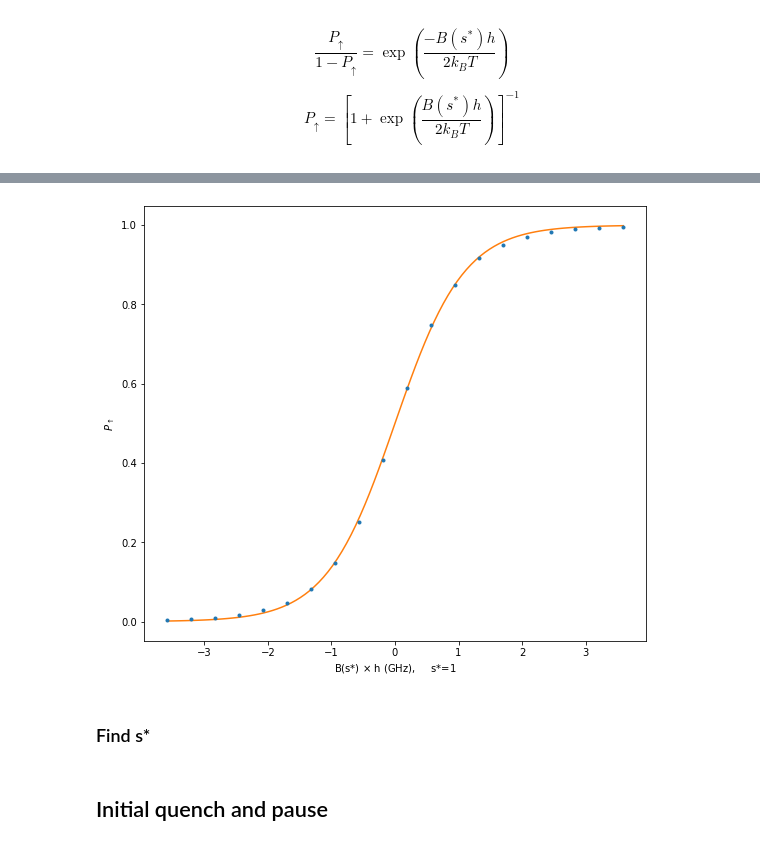
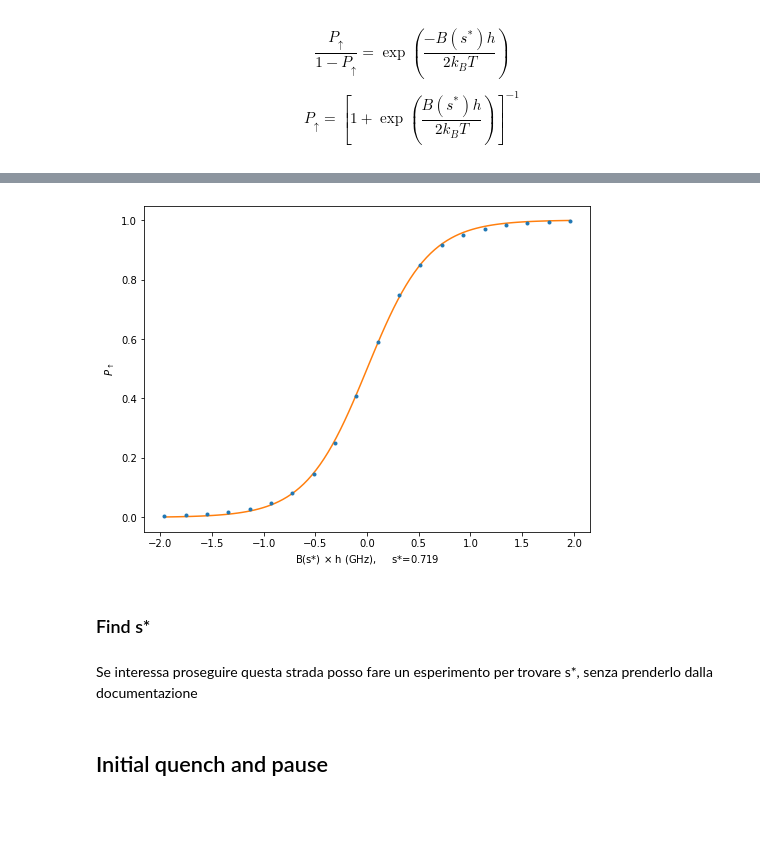
Before and after one commit to federicovisintini/Dwave2000q, a Jupyter notebook: 0_single_qubit_temperature.ipynb, the cells around one changed output, grey strips where cells are left out. Cells and saved outputs as stored; diff of their text form; code cells hidden in the pictures; blank space fills up the shorter version.

```diff
--- a/0_single_qubit_temperature.ipynb
+++ b/0_single_qubit_temperature.ipynb
@@ -241,7 +263,7 @@ plt.show()
 from scipy.optimize import curve_fit
 
 def temperature_fit_function(x, T):
-    return 1 / (1 + np.exp(- x / 2 / T))
+    return 1 / (1 + np.exp(- x / T))
 # %%
 # definisco s star e trovo il valore corrispondente per B
 s_star = 0.719
@@ -278,17 +298,19 @@ Equivalente a 13.04 +/- 0.06 mK
 # %%
 # rifaccio il grafico mettendo B sull'asse delle ascisse
 xx = np.linspace(min(closest_s['B(s) (GHz)'] * biases), max(closest_s['B(s) (GHz)'] * biases), 100)
 
-plt.figure(figsize=(9,8))
-plt.errorbar(closest_s['B(s) (GHz)'] * biases, 1 - n_ground, dn_ground, marker='.', linestyle='')
+plt.figure(figsize=(8,6))
+plt.errorbar(closest_s['B(s) (GHz)'] * biases, n_spin_up, dn_spin_up, marker='.', linestyle='')
 plt.plot(xx, temperature_fit_function(xx, popt))
 plt.xlabel(r'B(s*) $\times$ h (GHz), $\quad$ s*=' + str(s_star))
 plt.ylabel(r'$P_\uparrow$')
 plt.show()
 # %% [output]
-[figure, old version]
+[figure, new version]
 # %% [markdown]
 ### Find s*
+# %% [markdown]
+Se interessa proseguire questa strada posso fare un esperimento per trovare s*, senza prenderlo dalla documentazione
 # %% [markdown]
 ## Initial quench and pause
 # %% [markdown]
```
Also changed, not shown: parts of 26 cells of this notebook.
